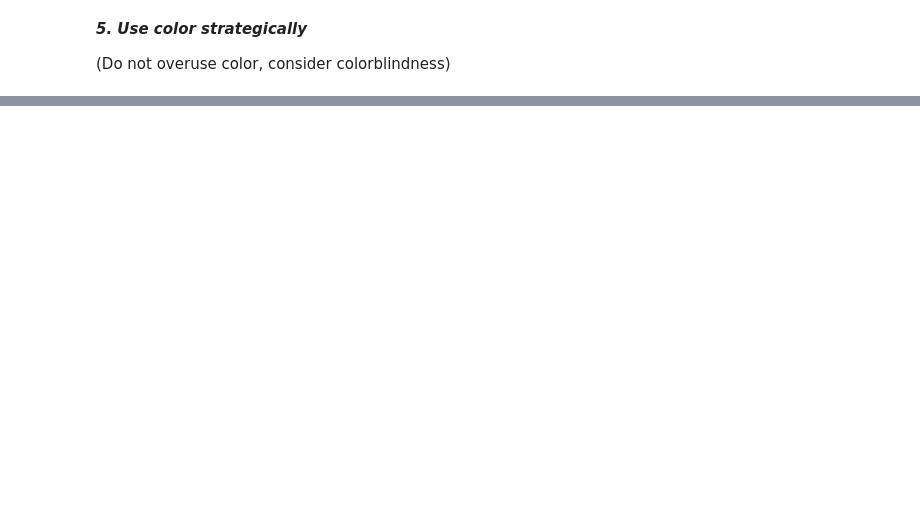
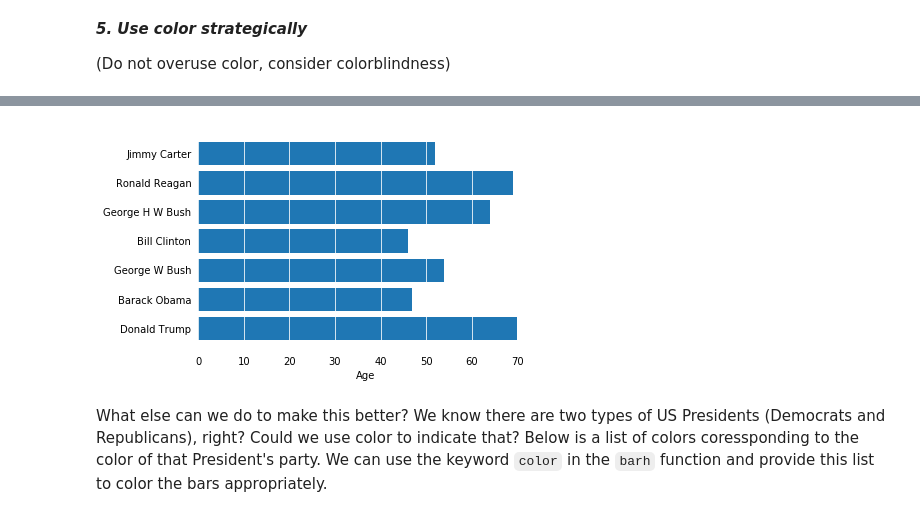
Before and after one commit to nishantsule/Data-Visualization-Workshop, a Jupyter notebook: Data-Viz-FundamentalsReview.ipynb, the cells around one changed output, grey strips where cells are left out. Saved outputs shown, nothing was run; the diff lists cells and outputs as text; code cells hidden in the pictures; blank space fills up the shorter version.

```diff
--- a/Data-Viz-FundamentalsReview.ipynb
+++ b/Data-Viz-FundamentalsReview.ipynb
@@ -254,0 +293,12 @@ print(age)
+# %%
+plt.barh(names, age)
+plt.xlabel('Age')
+plt.box(False)
+plt.tick_params(axis='both', which='both', bottom=False, left=False)
+plt.grid(True, which='major', axis='x', color='w');
+plt.show()
+# %% [output]
+[figure, added]
+# %% [markdown]
+What else can we do to make this better?
+We know there are two types of US Presidents (Democrats and Republicans), right? Could we use color to indicate that? Below is a list of colors coressponding to the color of that President's party. We can use the keyword `color` in the `barh` function and provide this list to color the bars appropriately.
```
Also changed, not shown: parts of 29 cells of this notebook.
